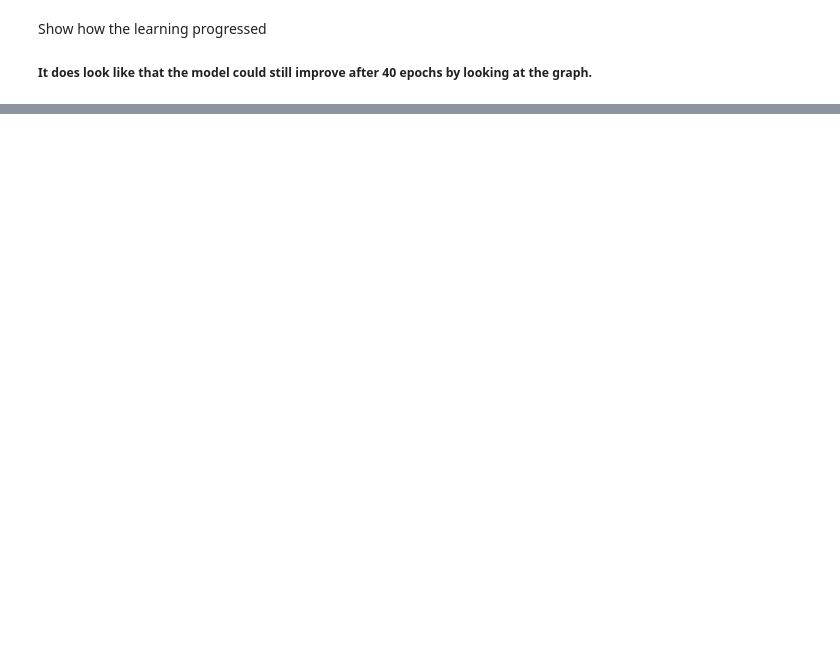
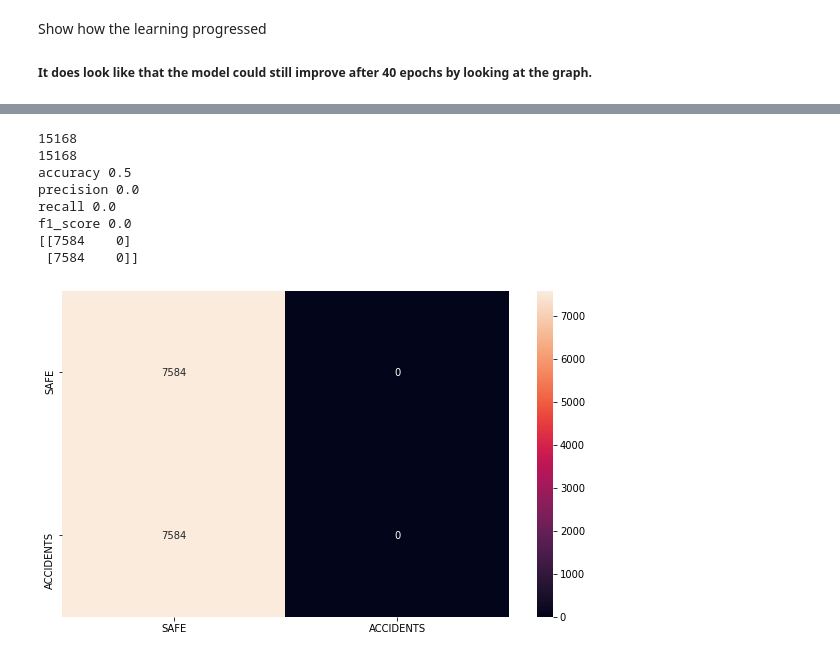
Before and after one commit to h4g0/LEI-RoadAccidents, a Jupyter notebook: MODELS/road_accidents.ipynb, the cells around one changed output, grey strips where cells are left out. Cells and saved outputs as stored; diff of their text form; code cells hidden in the pictures; blank space fills up the shorter version.

```diff
--- a/MODELS/road_accidents.ipynb
+++ b/MODELS/road_accidents.ipynb
@@ -232,0 +312,41 @@ model_3.evaluate(testset)
+# %%
+def create_confusion_matrix(y_true,y_predict):
+  cm =confusion_matrix(y_true, y_predict)
+  print(cm)
+  index = ['SAFE','ACCIDENTS']
+  columns = ['SAFE','ACCIDENTS']
+  cm_df = pd.DataFrame(cm,columns,index)
+  plt.figure(figsize=(10,6))
+  sns.heatmap(cm_df, annot=True, fmt='g')
+# %%
+def compute_metrics(model,testset):
+
+  y_true = [x[1] for x in list(testset.as_numpy_iterator())]
+  y_true = np.concatenate(y_true,axis=0)
+  y_true = np.array([int(x[0]) for x in y_true])
+  y_predict = np.array([int(np.argmax(x)==0) for x in model.predict(testset)])
+
+  print(len(y_true))
+  print(len(y_predict))
+
+  print(f"accuracy {accuracy_score(y_true,y_predict)}")
+
+  print(f"precision {precision_score(y_true,y_predict)}")
+
+  print(f"recall {recall_score(y_true,y_predict)}")
+
+  print(f"f1_score {f1_score(y_true,y_predict)}")
+
+  create_confusion_matrix(y_true,y_predict)
+# %%
+compute_metrics(model_3,testset)
+# %% [output]
+15168
+15168
+accuracy 0.5
+precision 0.0
+recall 0.0
+f1_score 0.0
+[[7584    0]
+ [7584    0]]
+[figure, added]
```
Also changed, not shown: parts of 14 cells of this notebook.
